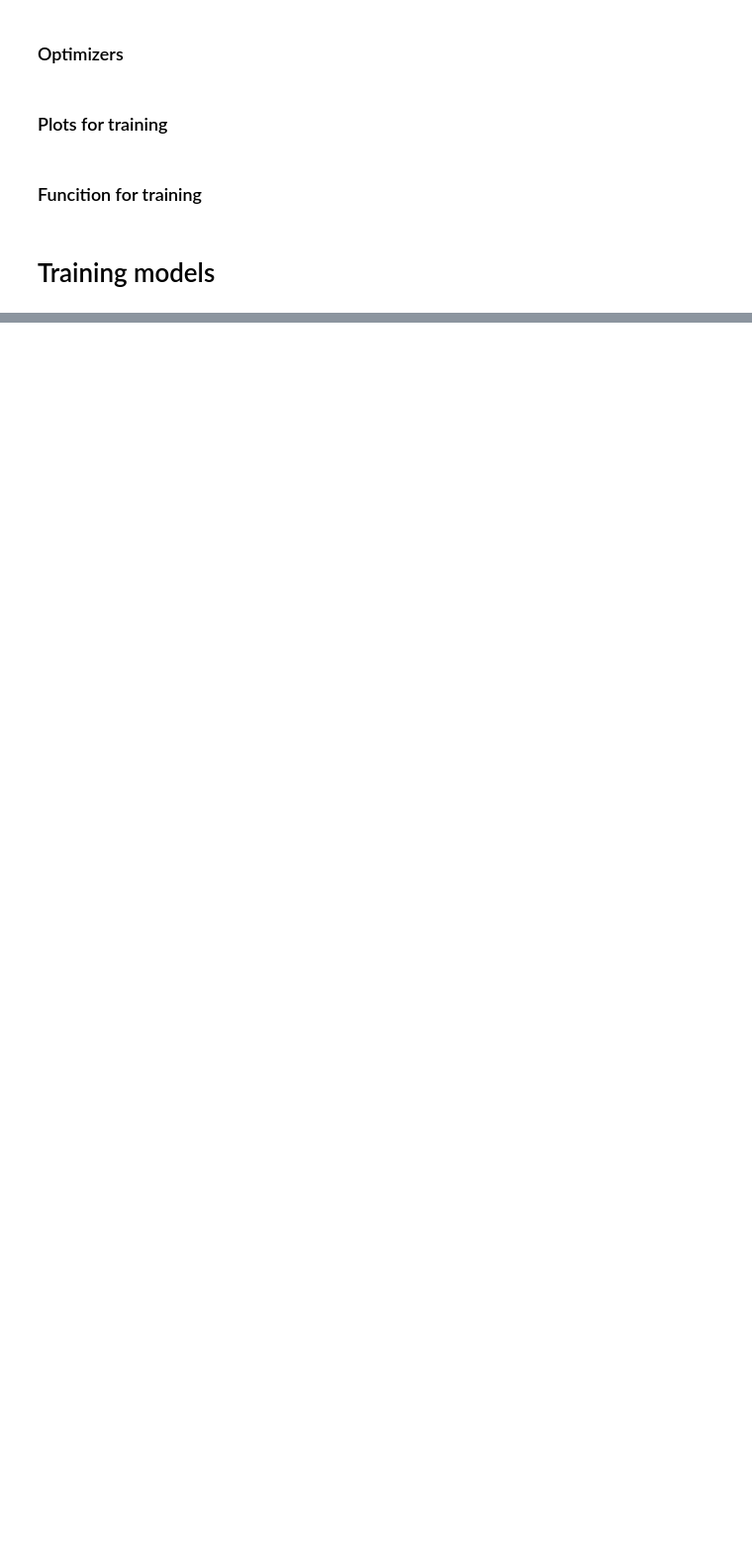
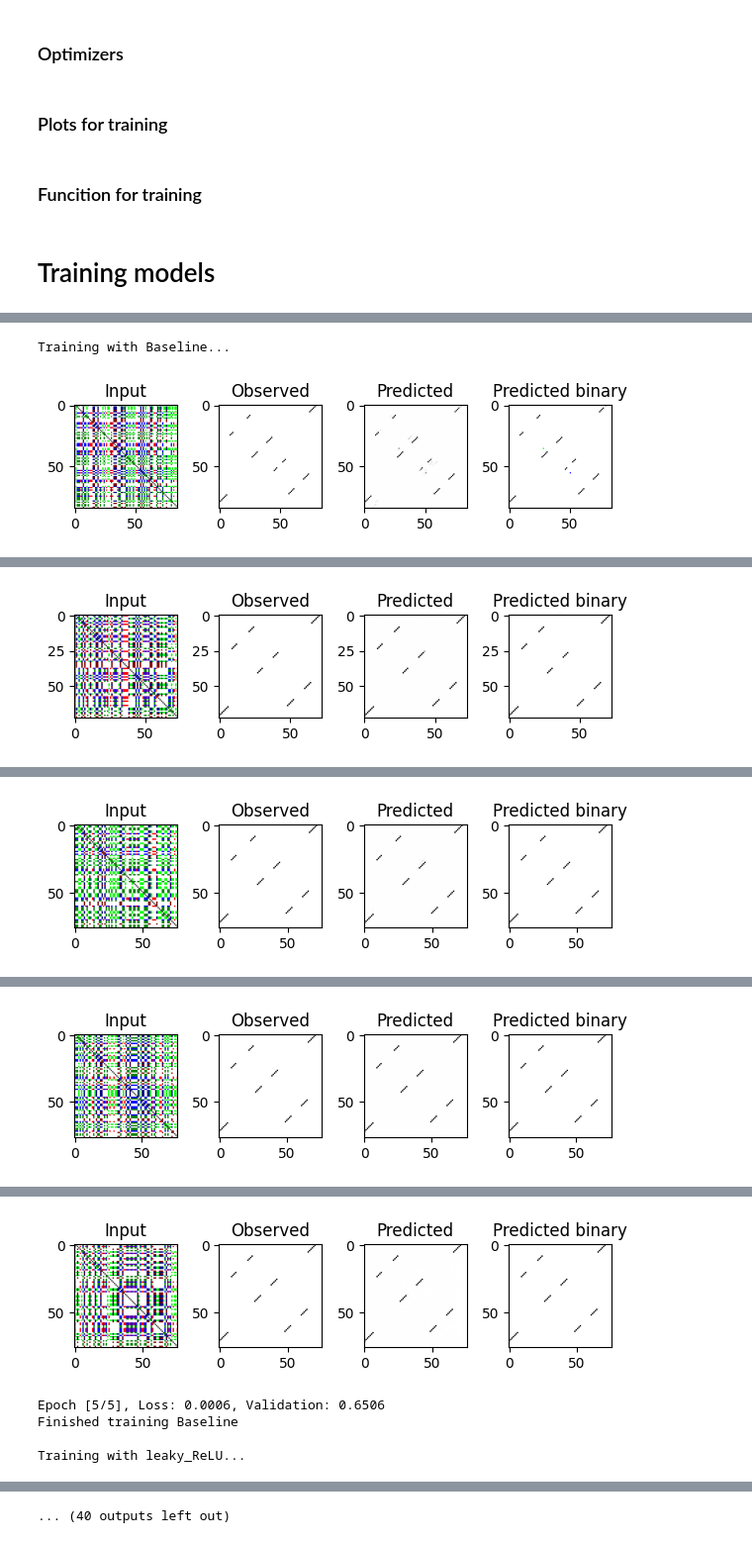
Before and after one commit to MEskerod/project_deeplearning_2023, a Jupyter notebook: deeplearning_project_rasmus.ipynb, the cells around one changed output, grey strips where cells are left out. Shown at 99% size. Saved outputs shown, nothing was run; the diff lists cells and outputs as text; code cells hidden in the pictures; blank space fills up the shorter version.

```diff
--- a/deeplearning_project_rasmus.ipynb
+++ b/deeplearning_project_rasmus.ipynb
@@ -627,0 +1014,18 @@ Epoch [6/20], Loss: 0.0143
+# %%
+models = {"Baseline": [RNA_Unet(channels=64, in_channels=4, output_channels=4, activation = F.relu, pooling = nn.Conv2d).cuda(), ImageToImageDataset(train_input_dir, train_output_dir, input_transform = dataTransformer, output_transform = dataTransformer), ImageToImageDataset(val_input_dir, val_output_dir, input_transform = dataTransformer, output_transform = dataTransformer)],
+          "leaky_ReLU": [RNA_Unet(activation = F.leaky_relu).cuda(), ImageToImageDataset(train_input_dir, train_output_dir, input_transform = dataTransformer, output_transform = dataTransformer), ImageToImageDataset(val_input_dir, val_output_dir, input_transform = dataTransformer, output_transform = dataTransformer)],
+          "1 output channel": [RNA_Unet(output_channels=1).cuda(), ImageToImageDataset(train_input_dir, train_output_dir, input_transform = dataTransformer, output_transform = grayscaleTransformer), ImageToImageDataset(val_input_dir, val_output_dir, input_transform = dataTransformer, output_transform = grayscaleTransformer)],
+          "Global average pooling": [RNA_Unet(pooling=AveragePooling).cuda(), ImageToImageDataset(train_input_dir, train_output_dir, input_transform = dataTransformer, output_transform = dataTransformer), ImageToImageDataset(val_input_dir, val_output_dir, input_transform = dataTransformer, output_transform = dataTransformer)],
+          "Max pooling": [RNA_Unet(pooling=MaxPooling).cuda(), ImageToImageDataset(train_input_dir, train_output_dir, input_transform = dataTransformer, output_transform = dataTransformer), ImageToImageDataset(val_input_dir, val_output_dir, input_transform = dataTransformer, output_transform = dataTransformer)]
+}
+
+
+training_losses, validation_losses = test_different_models(models)
+
+pd.DataFrame([training_losses]).to_csv('/content/drive/MyDrive/model_experiment_training.csv')
+pd.DataFrame([validation_losses]).to_csv('/content/drive/MyDrive/model_experiment_validation.csv')
+
+plot_loss_curves(training_losses, validation_losses, output_file = '/content/drive/MyDrive/model_experiment.png')
+# %% [output]
+Training with Baseline...
+[figure, added]
@@ -627,0 +1033 @@ Epoch [6/20], Loss: 0.0143
+[figure, added]
@@ -627,0 +1035 @@ Epoch [6/20], Loss: 0.0143
+[figure, added]
@@ -627,0 +1037 @@ Epoch [6/20], Loss: 0.0143
+[figure, added]
@@ -627,0 +1039,5 @@ Epoch [6/20], Loss: 0.0143
+[figure, added]
+Epoch [5/5], Loss: 0.0006, Validation: 0.6506
+Finished training Baseline
+
+Training with leaky_ReLU...
@@ -627,0 +1045 @@ Epoch [6/20], Loss: 0.0143
+... (40 outputs left out)
```
Also changed, not shown: parts of 34 cells of this notebook.
